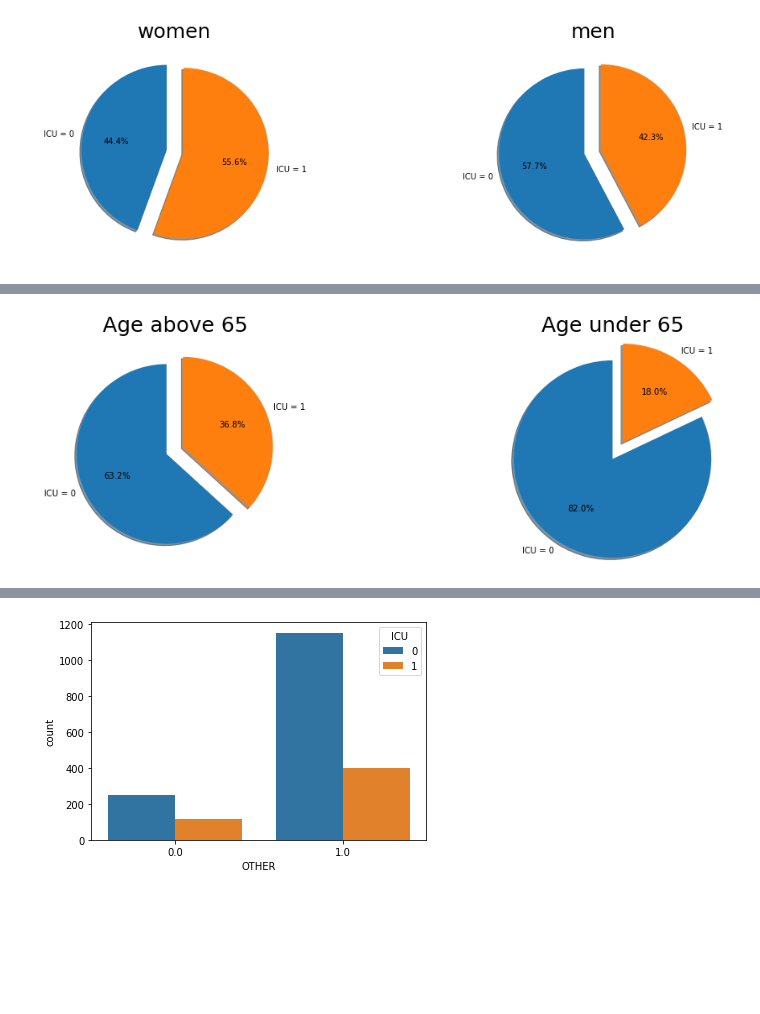
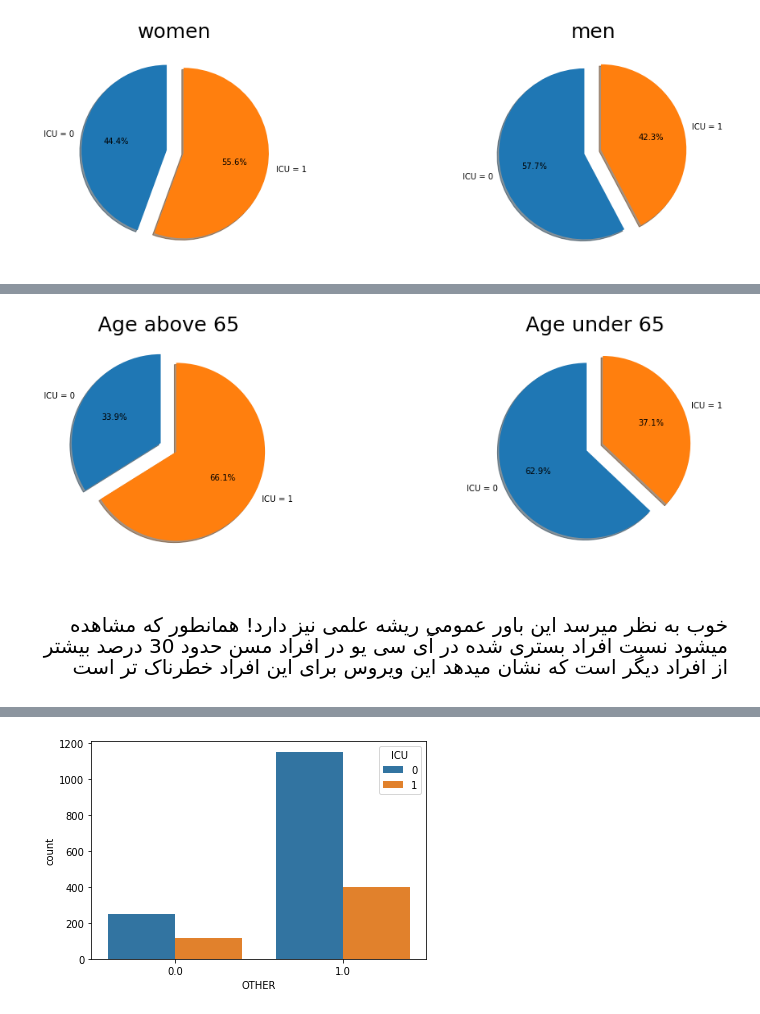
Before and after one commit to matinFT/ML-Project-Phase1, a Jupyter notebook: covid project.ipynb, the cells around one changed output, grey strips where cells are left out. Saved outputs shown, nothing was run; the diff lists cells and outputs as text; code cells hidden in the pictures; blank space fills up the shorter version.

```diff
--- a/covid project.ipynb
+++ b/covid project.ipynb
@@ -114,18 +228,22 @@ plt.show()
 # %%
-old_age_ICU = [data.query('ICU == 0 and AGE_ABOVE65 == 1').shape[0], data.query('ICU == 1 and AGE_ABOVE65 == 1').shape[0]]
-young_age_ICU = [data.query('ICU == 0 and AGE_ABOVE65 == 0').shape[0], data.query('ICU == 1 and AGE_ABOVE65 == 0').shape[0]]
+old_age_ICU = [data.query('ICU == 0 and AGE_ABOVE65 == 1 and WINDOW == "ABOVE_12"').shape[0], data.query('ICU == 1 and AGE_ABOVE65 == 1 and WINDOW == "ABOVE_12"').shape[0]]
+young_age_ICU = [data.query('ICU == 0 and AGE_ABOVE65 == 0 and WINDOW == "ABOVE_12"').shape[0], data.query('ICU == 1 and AGE_ABOVE65 == 0 and WINDOW == "ABOVE_12"').shape[0]]
 
 fig, ax = plt.subplots(1, 2)
 ax[0].pie(old_age_ICU, explode=[0.1, 0.1] , labels=["ICU = 0", "ICU = 1"], autopct='%1.1f%%', shadow=True, startangle=90)
 ax[0].set_title('Age above 65', fontsize=25, fontname="DejaVu Sans")
 ax[0].axis('equal')
 ax[1].pie(young_age_ICU, explode=[0.1, 0.1] , labels=["ICU = 0", "ICU = 1"], autopct='%1.1f%%', shadow=True, startangle=90)
 ax[1].set_title('Age under 65', fontsize=25, fontname="DejaVu Sans")
 ax[1].axis('equal')
 fig.set_size_inches(14, 5)
 fig.subplots_adjust(wspace=1)
 plt.show()
 
 # sns.countplot(x="AGE_ABOVE65", hue="ICU", data=data);
 # %% [output]
-[figure, old version]
+[figure, new version]
+# %% [markdown]
+<br><p style="font-size:20px; text-align: right;line-height:30px;">
+    خوب به نظر میرسد این باور عمومی ریشه علمی نیز دارد! همانطور که مشاهده میشود نسبت افراد بستری شده در آی سی یو در افراد مسن حدود 30 درصد بیشتر از افراد دیگر است که نشان میدهد این ویروس برای این افراد خطرناک تر است
+</p>
```
Also changed, not shown: parts of 121 cells of this notebook, 3 other files.
